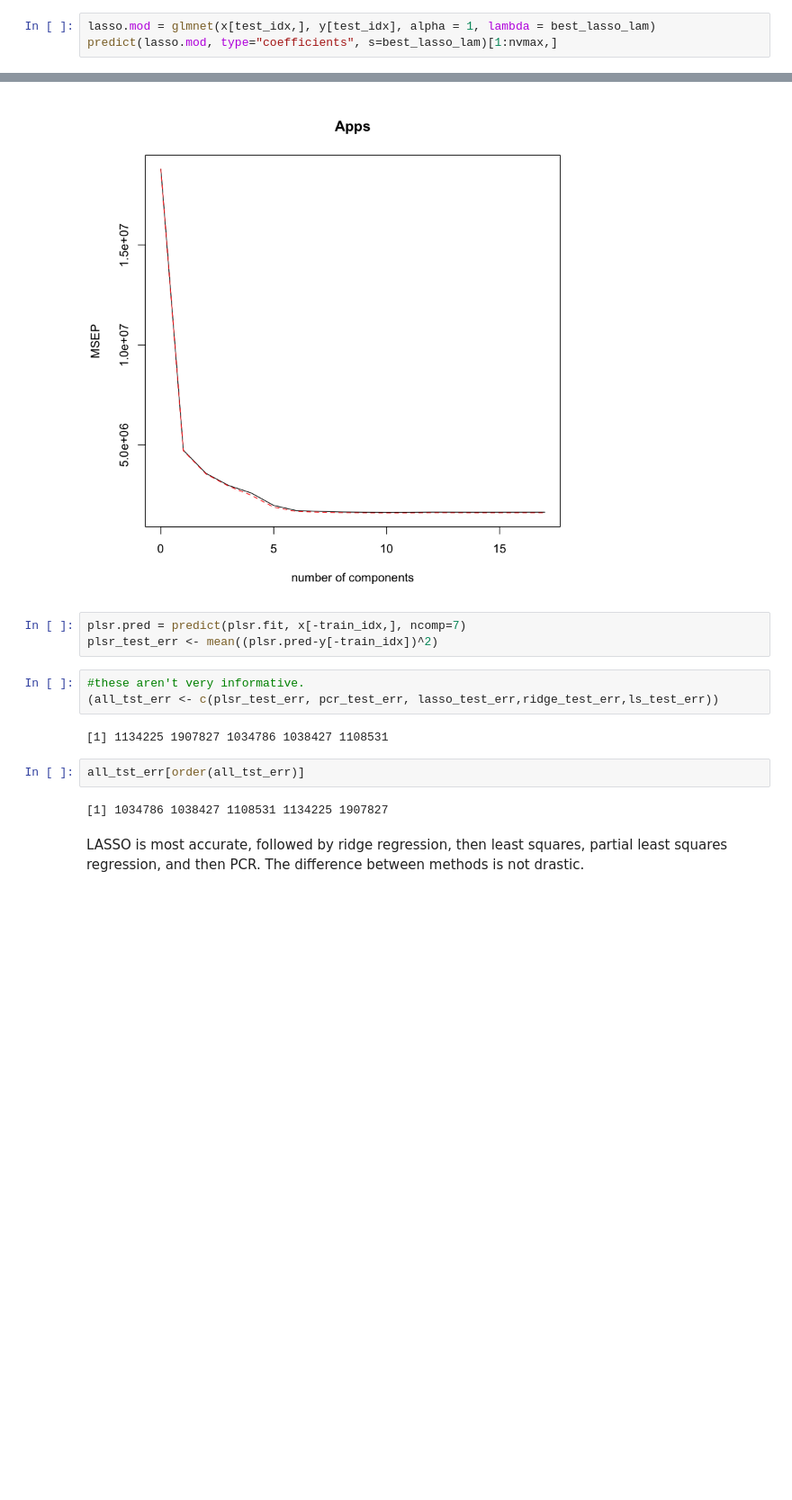
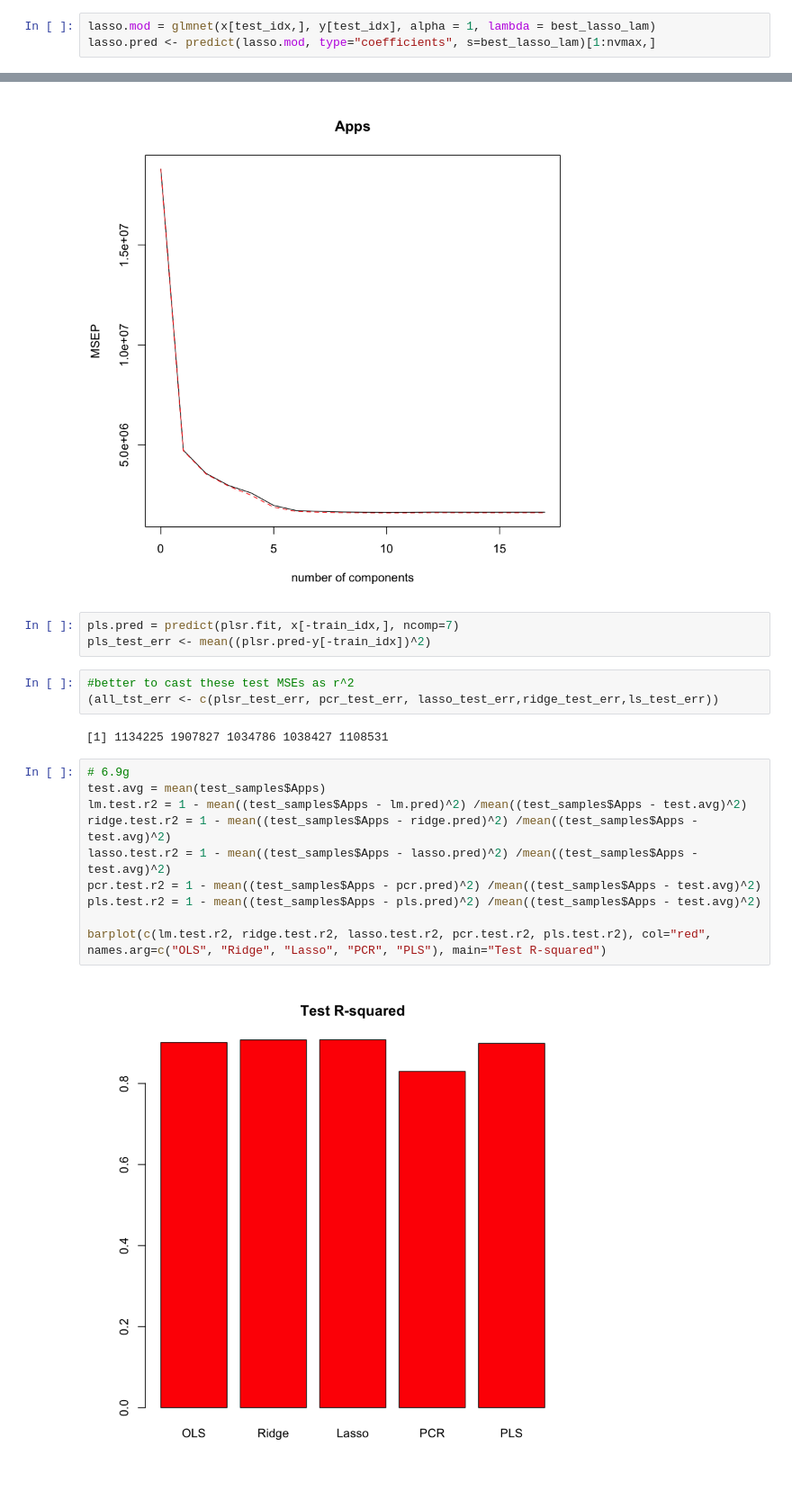
Before and after one commit to kalexandriabond/bond_DSPN_S18, a Jupyter notebook: BOND_Homework6.ipynb, the cells around one changed output, grey strips where cells are left out. Shown at 90% size. Drawn from its saved outputs; the diff is of its cells as text; blank space fills up the shorter version.

```diff
--- a/BOND_Homework6.ipynb
+++ b/BOND_Homework6.ipynb
@@ -179,4 +152,4 @@ Loaded glmnet 2.0-16
 [figure]
 # %%
 lasso.mod = glmnet(x[test_idx,], y[test_idx], alpha = 1, lambda = best_lasso_lam)
-predict(lasso.mod, type="coefficients", s=best_lasso_lam)[1:nvmax,]
+lasso.pred <- predict(lasso.mod, type="coefficients", s=best_lasso_lam)[1:nvmax,]
@@ -430,16 +397,22 @@ X        98.78    100.00
 Apps     93.97     93.97
 [figure]
 # %%
-plsr.pred = predict(plsr.fit, x[-train_idx,], ncomp=7)
-plsr_test_err <- mean((plsr.pred-y[-train_idx])^2)
+pls.pred = predict(plsr.fit, x[-train_idx,], ncomp=7)
+pls_test_err <- mean((plsr.pred-y[-train_idx])^2)
 # %%
-#these aren't very informative.
+#better to cast these test MSEs as r^2
 (all_tst_err <- c(plsr_test_err, pcr_test_err, lasso_test_err,ridge_test_err,ls_test_err))
 # %% [output]
 [1] 1134225 1907827 1034786 1038427 1108531
-# %%
-all_tst_err[order(all_tst_err)]
-# %% [output]
-[1] 1034786 1038427 1108531 1134225 1907827
-# %% [markdown]
-LASSO is most accurate, followed by ridge regression, then least squares, partial least squares regression, and then PCR. The difference between methods is not drastic.
+# %%
+# 6.9g
+test.avg = mean(test_samples$Apps)
+lm.test.r2 = 1 - mean((test_samples$Apps - lm.pred)^2) /mean((test_samples$Apps - test.avg)^2)
+ridge.test.r2 = 1 - mean((test_samples$Apps - ridge.pred)^2) /mean((test_samples$Apps - test.avg)^2)
+lasso.test.r2 = 1 - mean((test_samples$Apps - lasso.pred)^2) /mean((test_samples$Apps - test.avg)^2)
+pcr.test.r2 = 1 - mean((test_samples$Apps - pcr.pred)^2) /mean((test_samples$Apps - test.avg)^2)
+pls.test.r2 = 1 - mean((test_samples$Apps - pls.pred)^2) /mean((test_samples$Apps - test.avg)^2)
+
+barplot(c(lm.test.r2, ridge.test.r2, lasso.test.r2, pcr.test.r2, pls.test.r2), col="red", names.arg=c("OLS", "Ridge", "Lasso", "PCR", "PLS"), main="Test R-squared")
+# %% [output]
+[figure, added]
```
Also changed, not shown: parts of 9 cells of this notebook.
